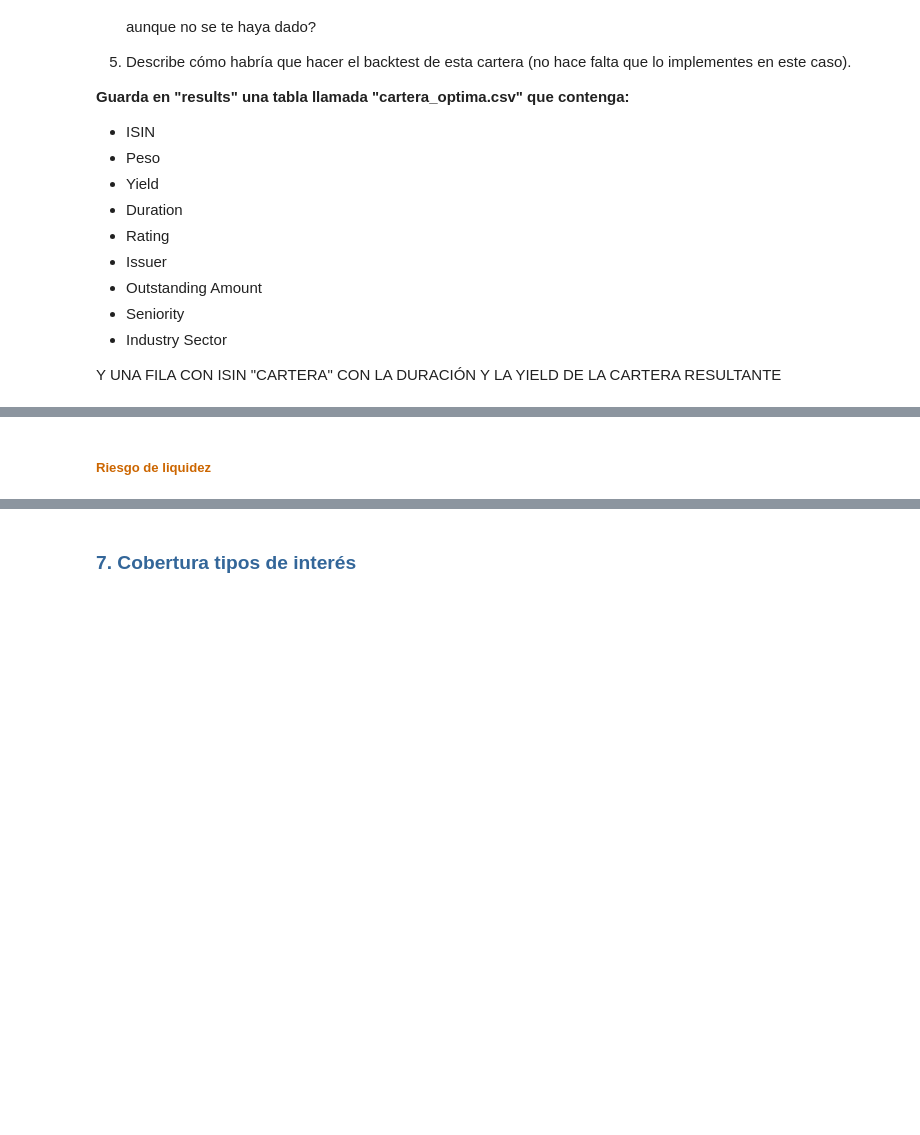
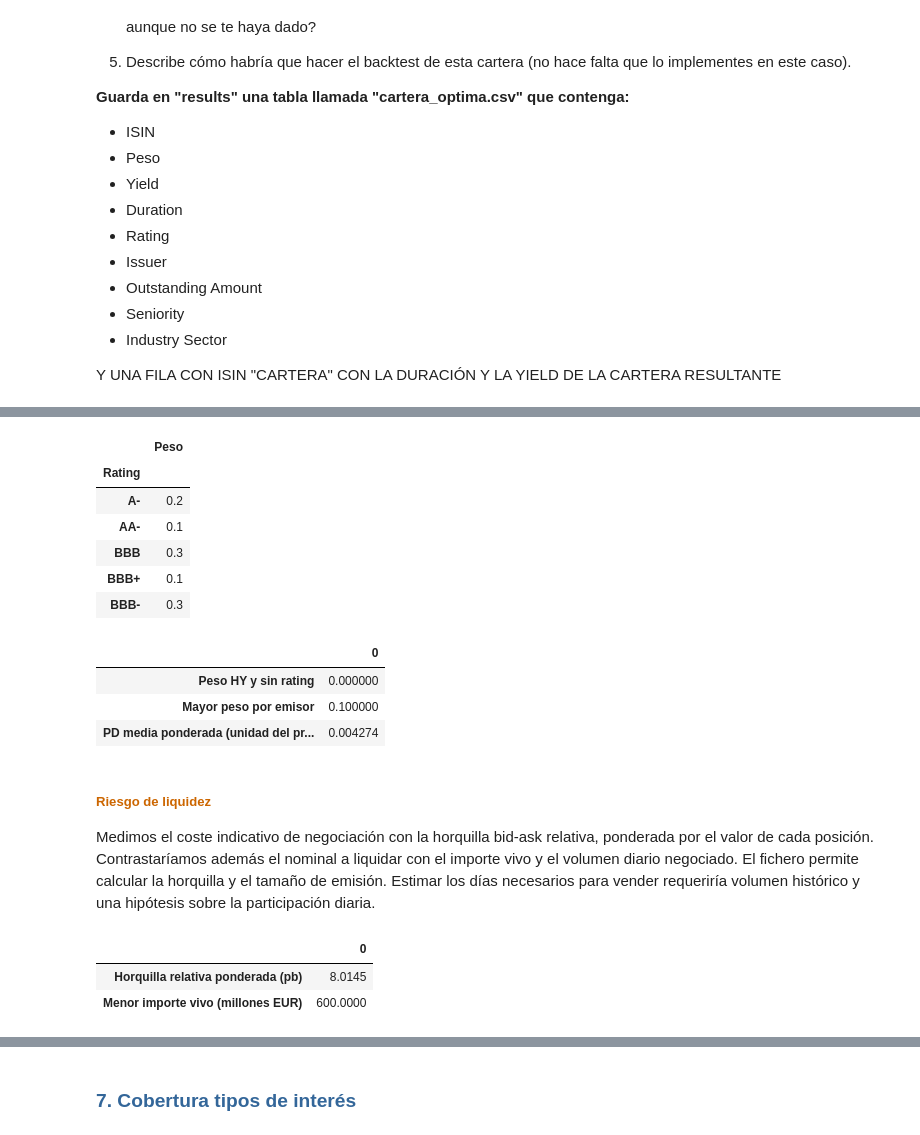
Before and after one commit to alejandroperezpujante/taller-rf-miax15, a Jupyter notebook: src/analisis_cartera.ipynb, the cells around one changed output, grey strips where cells are left out. Cells and saved outputs as stored; diff of their text form; code cells hidden in the pictures; blank space fills up the shorter version.

```diff
--- a/src/analisis_cartera.ipynb
+++ b/src/analisis_cartera.ipynb
@@ -786,4 +820,36 @@ Y UNA FILA CON ISIN "CARTERA" CON LA DURACIÓN Y LA YIELD DE LA CARTERA RESULTAN
+# %%
+credito_mandato = posiciones.groupby("Rating")["Peso"].sum().to_frame("Peso")
+display(credito_mandato)
+display(pd.Series({
+    "Peso HY y sin rating": posiciones.loc[~posiciones["Rating"].isin(RATINGS_IG), "Peso"].sum(),
+    "Mayor peso por emisor": posiciones.groupby("Issuer")["Peso"].sum().max(),
+    "PD media ponderada (unidad del proveedor)": pesos_mandato.dot(posiciones["PD 1YR"]),
+}))
+# %% [output]
+|  | Peso |
+| Rating |  |
+| A- | 0.2 |
+| AA- | 0.1 |
+| BBB | 0.3 |
+| BBB+ | 0.1 |
+| BBB- | 0.3 |
+|  | 0 |
+| Peso HY y sin rating | 0.000000 |
+| Mayor peso por emisor | 0.100000 |
+| PD media ponderada (unidad del pr... | 0.004274 |
 # %% [markdown]
 ##### <font color=#CC6600>Riesgo de liquidez</font>
+
+Medimos el coste indicativo de negociación con la horquilla bid-ask relativa, ponderada por el valor de cada posición. Contrastaríamos además el nominal a liquidar con el importe vivo y el volumen diario negociado. El fichero permite calcular la horquilla y el tamaño de emisión. Estimar los días necesarios para vender requeriría volumen histórico y una hipótesis sobre la participación diaria.
+# %%
+horquilla_relativa = (posiciones["Ask Price"] - posiciones["Bid Price"]) / posiciones["Price"]
+display(pd.Series({
+    "Horquilla relativa ponderada (pb)": 10_000 * pesos_mandato.dot(horquilla_relativa),
+    "Menor importe vivo (millones EUR)": posiciones["Outstanding Amount"].min() / 1e6,
+}))
+# %% [output]
+|  | 0 |
+| Horquilla relativa ponderada (pb) | 8.0145 |
+| Menor importe vivo (millones EUR) | 600.0000 |
 # %% [markdown]
 ##### <font color=#CC6600>Backtest</font>
```
Also changed, not shown: parts of 3 cells of this notebook, 4 other files.
